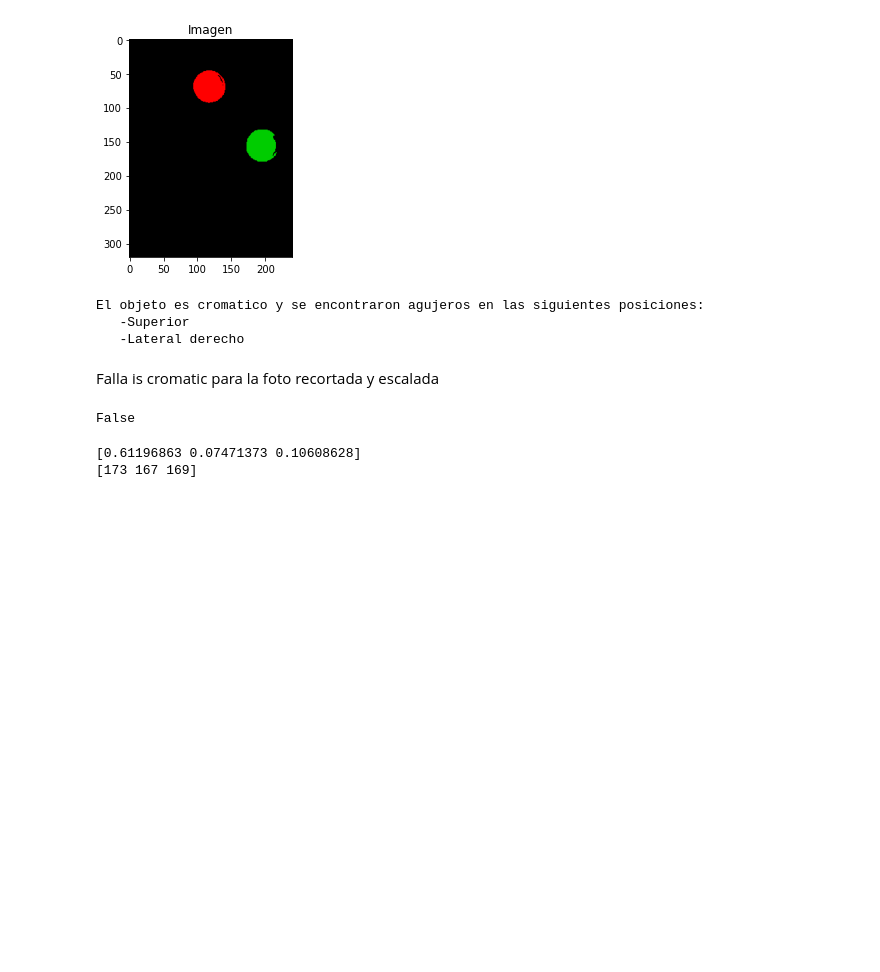
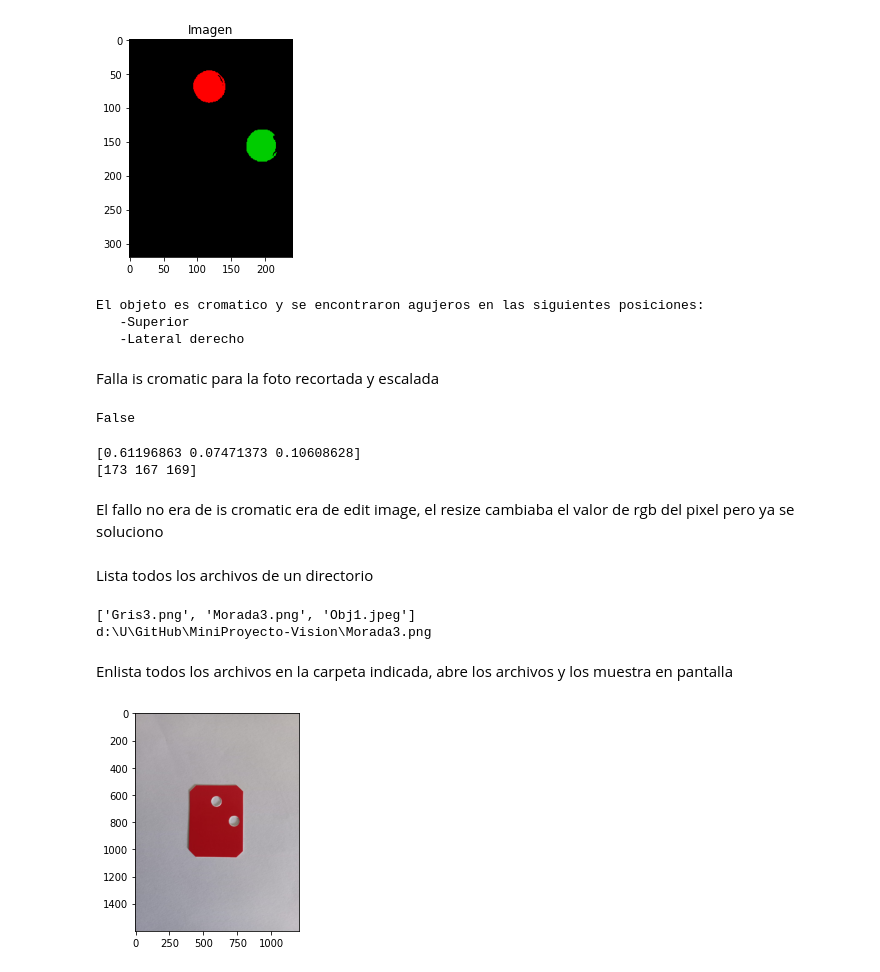
Before and after one commit to ChristopherMoralesA/MiniProyecto-Vision, a Jupyter notebook: Miniproyecto.ipynb, the cells around one changed output. Drawn from its saved outputs; the diff is of its cells as text; code cells hidden in the pictures; blank space fills up the shorter version.

```diff
--- a/Miniproyecto.ipynb
+++ b/Miniproyecto.ipynb
@@ -1389,3 +1389,5 @@ print(io.imread(path +r'\Rojo2FotoOg.jpeg')[40][40])
 # %% [output]
 [0.61196863 0.07471373 0.10608628]
 [173 167 169]
+# %% [markdown]
+El fallo no era de is cromatic era de edit image, el resize cambiaba el valor de rgb del pixel pero ya se soluciono
@@ -1391,0 +1405,22 @@ print(io.imread(path +r'\Rojo2FotoOg.jpeg')[40][40])
+# %% [markdown]
+Lista todos los archivos de un directorio
+# %%
+files = os.listdir(path + r'/Objetos_por_analizar')
+print(files)
+print(path + f'\{files[1]}')
+# %% [output]
+['Gris3.png', 'Morada3.png', 'Obj1.jpeg']
+d:\U\GitHub\MiniProyecto-Vision\Morada3.png
+# %% [markdown]
+Enlista todos los archivos en la carpeta indicada, abre los archivos y los muestra en pantalla
+# %%
+folder = 'Objetos_por_analizar'
+folder_path = os.path.join(path, folder)
+files = os.listdir(folder_path)
+for file in files:
+    file_path = os.path.join(path + r'/Objetos_por_analizar', file)
+    objeto = io.imread(file_path)
+    plt.imshow(objeto)
+    plt.show()
+# %% [output]
+[figure, added]
```
Also changed, not shown: parts of 2 cells of this notebook, 2 other files.
